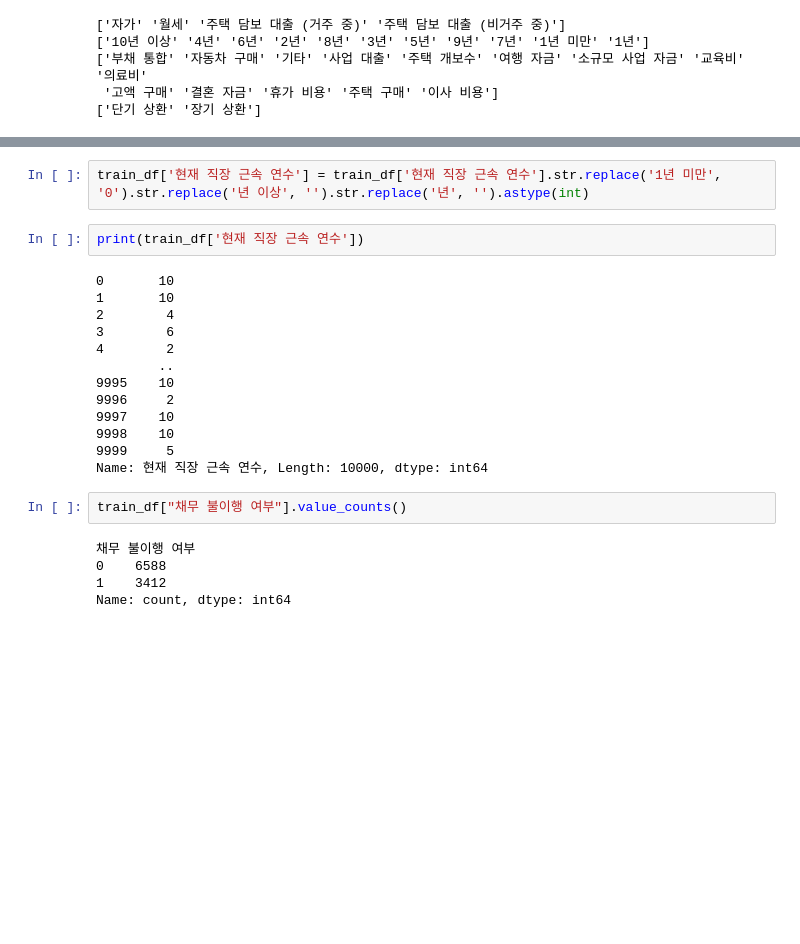
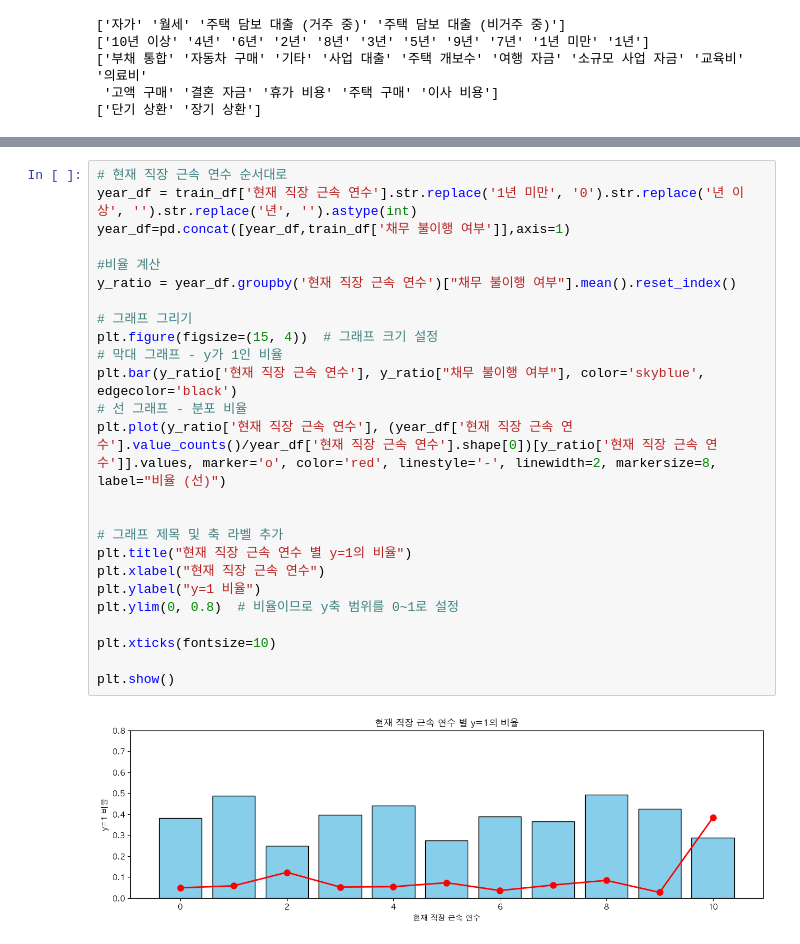
Before and after one commit to Corsair-1bil/test, a Jupyter notebook: 시각화.ipynb, the cells around one changed output, grey strips where cells are left out. Cells and saved outputs as stored; diff of their text form; blank space fills up the shorter version.

```diff
--- a/시각화.ipynb
+++ b/시각화.ipynb
@@ -187,24 +149,27 @@ for col in categorical_col:
-# %%
-train_df['현재 직장 근속 연수'] = train_df['현재 직장 근속 연수'].str.replace('1년 미만', '0').str.replace('년 이상', '').str.replace('년', '').astype(int)
-# %%
-print(train_df['현재 직장 근속 연수'])
-# %% [output]
-0       10
-1       10
-2        4
-3        6
-4        2
-        ..
-9995    10
-9996     2
-9997    10
-9998    10
-9999     5
-Name: 현재 직장 근속 연수, Length: 10000, dtype: int64
-# %%
-train_df["채무 불이행 여부"].value_counts()
-# %% [output]
-채무 불이행 여부
-0    6588
-1    3412
-Name: count, dtype: int64
+# %%
+# 현재 직장 근속 연수 순서대로
+year_df = train_df['현재 직장 근속 연수'].str.replace('1년 미만', '0').str.replace('년 이상', '').str.replace('년', '').astype(int)
+year_df=pd.concat([year_df,train_df['채무 불이행 여부']],axis=1)
+
+#비율 계산
+y_ratio = year_df.groupby('현재 직장 근속 연수')["채무 불이행 여부"].mean().reset_index()
+
+# 그래프 그리기
+plt.figure(figsize=(15, 4))  # 그래프 크기 설정
+# 막대 그래프 - y가 1인 비율
+plt.bar(y_ratio['현재 직장 근속 연수'], y_ratio["채무 불이행 여부"], color='skyblue', edgecolor='black')
+# 선 그래프 - 분포 비율
+plt.plot(y_ratio['현재 직장 근속 연수'], (year_df['현재 직장 근속 연수'].value_counts()/year_df['현재 직장 근속 연수'].shape[0])[y_ratio['현재 직장 근속 연수']].values, marker='o', color='red', linestyle='-', linewidth=2, markersize=8, label="비율 (선)")
+
+
+# 그래프 제목 및 축 라벨 추가
+plt.title("현재 직장 근속 연수 별 y=1의 비율")
+plt.xlabel("현재 직장 근속 연수")
+plt.ylabel("y=1 비율")
+plt.ylim(0, 0.8)  # 비율이므로 y축 범위를 0~1로 설정
+
+plt.xticks(fontsize=10)
+
+plt.show()
+# %% [output]
+[figure, added]
```
Also changed, not shown: parts of 10 cells of this notebook, 1 other file.
